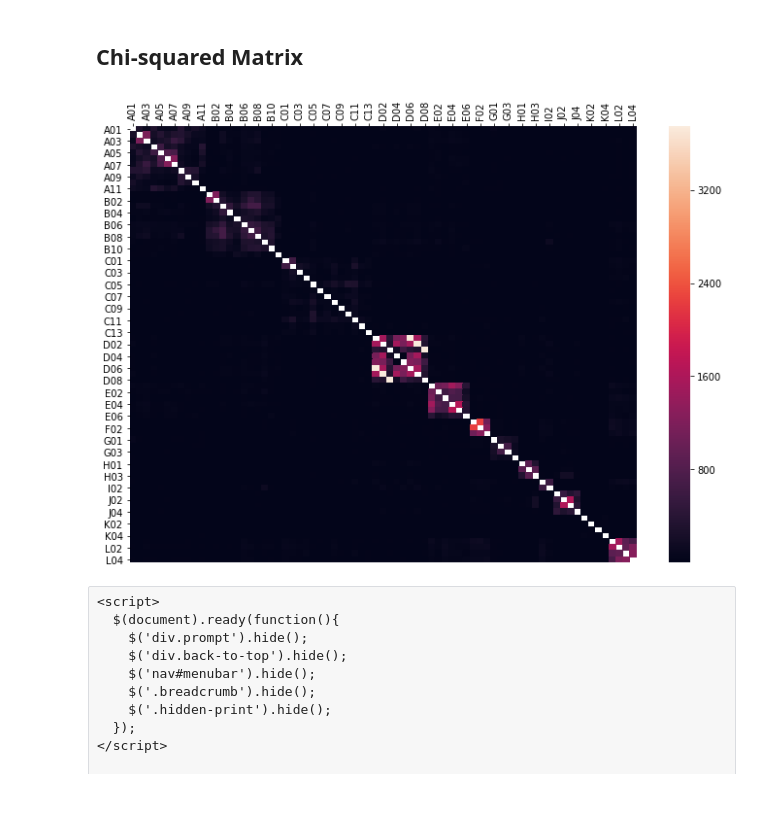
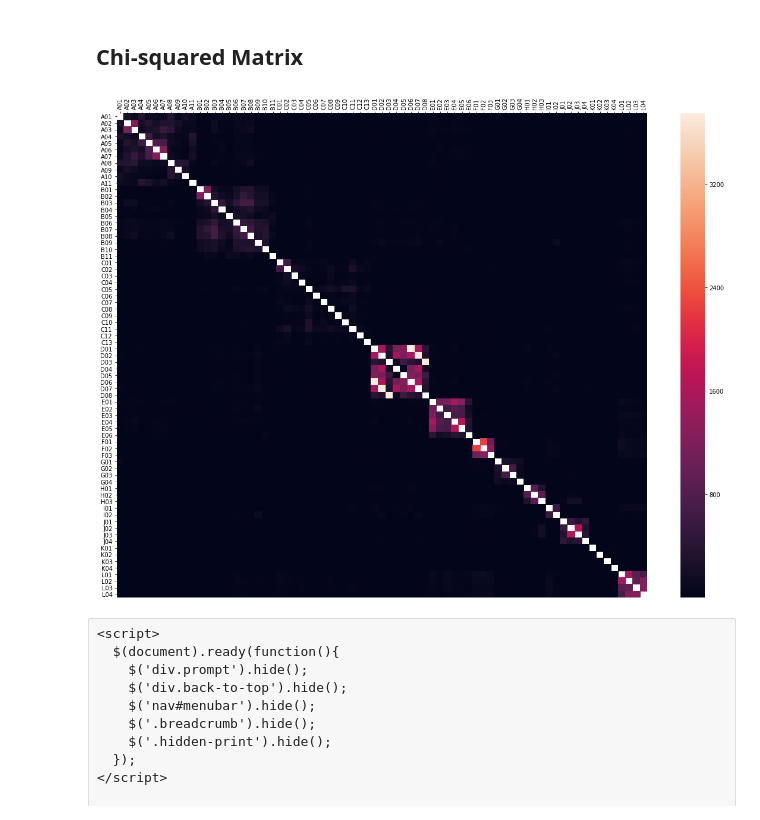
Before and after one commit to iandinwoodie/pdbs-study-1, a Jupyter notebook: notebooks/1.0-ird-pdbs-analysis-notebook.ipynb, the cells around one changed output. Saved outputs shown, nothing was run; the diff lists cells and outputs as text; code cells hidden in the pictures.

Commit message:
Increased size of chi2 matrix plot for improved readability

```diff
--- a/notebooks/1.0-ird-pdbs-analysis-notebook.ipynb
+++ b/notebooks/1.0-ird-pdbs-analysis-notebook.ipynb
@@ -1169,36 +1169,35 @@ df.columns = ['suspicion', 'A01', 'A02', 'A03', 'A04', 'A05', 'A06', 'A07', 'A08
 # Remove biased results and discard suspicion column.
 df = df[df['suspicion'] == '0']
 df.drop('suspicion', axis=1, inplace=True)
 
 cols = []
 chi2 = {}
 # Convert columns to integer type.
 for col in df:
     df[col] = pd.to_numeric(df[col])
     cols.append(col)
     chi2[col] = {}
 
 from  itertools import combinations
 pairs = list(combinations(df.columns,2))
 for pair in pairs:
     contingency = pd.crosstab(df[pair[0]], df[pair[1]])
     c, p, dof, expected = scs.chi2_contingency(contingency, correction=False)
     chi2[pair[0]][pair[1]] = c
     chi2[pair[1]][pair[0]] = c
 #chi2_matrix = np.array([chi2[i] for i in cols])
 
 df = pd.DataFrame(chi2).sort_index(ascending=True)
 
 # Heatmap
-a4_dims = (11.7, 8.27)
-fig, ax = plt.subplots(figsize=a4_dims)
+fig, ax = plt.subplots(figsize=(20, 15))
 sns.heatmap(ax=ax, data=df)
 plt.yticks(rotation=0)
 ax.xaxis.tick_top()
 plt.xticks(rotation=90)
 plt.show()
 # %% [output]
-[figure, old version]
+[figure, new version]
 # %% [raw]
 <script>
   $(document).ready(function(){
```
